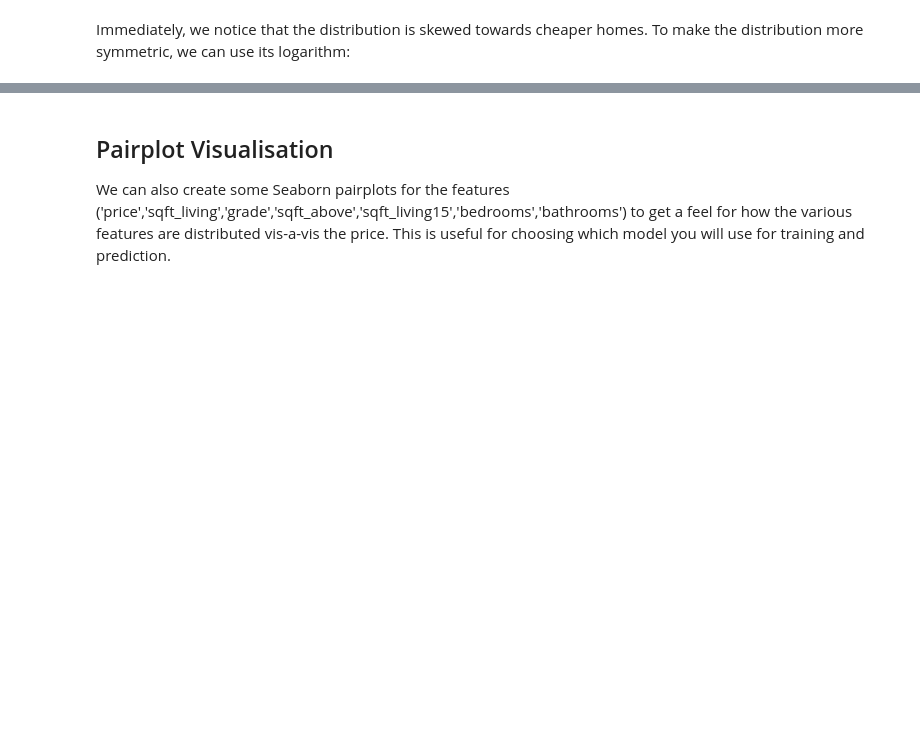
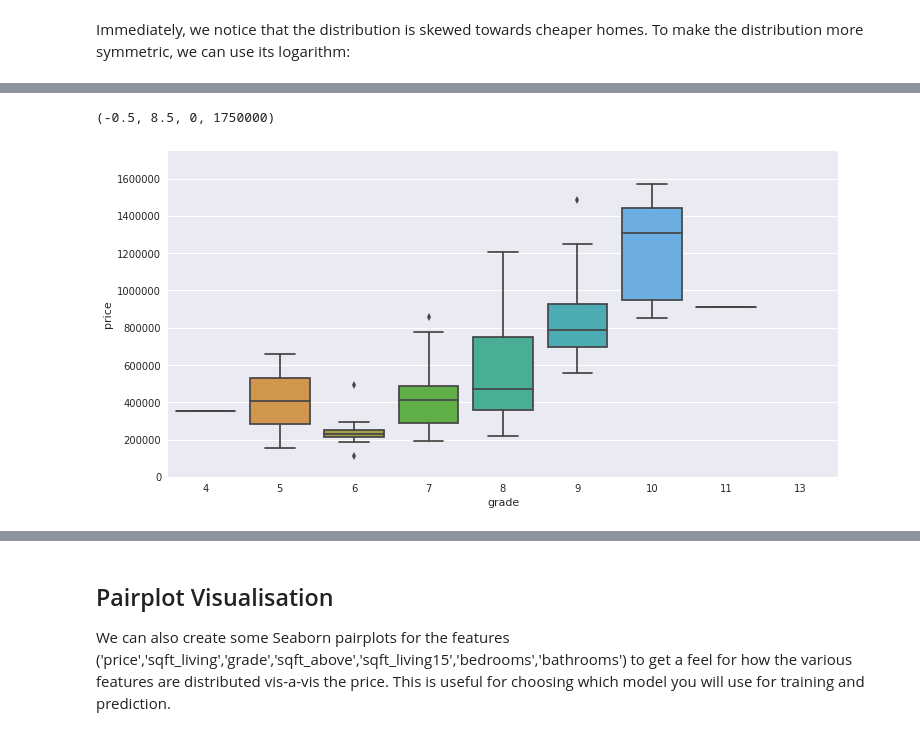
Before and after one commit to mogolola/houseprice_prediction, a Jupyter notebook: starting_kit/README.ipynb, the cells around one changed output, grey strips where cells are left out. Cells and saved outputs as stored; diff of their text form; code cells hidden in the pictures; blank space fills up the shorter version.

```diff
--- a/starting_kit/README.ipynb
+++ b/starting_kit/README.ipynb
@@ -127,0 +135,11 @@ plt.hist(np.log(XY.price), bins = 25)
+# %%
+var = 'grade'
+f, ax = plt.subplots(figsize=(12, 6))
+fig = sns.boxplot(x=var, y='price', data=XY)
+fig.axis(ymin=0, ymax=1750000)var = 'bathrooms'
+f, ax = plt.subplots(figsize=(14, 6))
+fig = sns.boxplot(x=var, y="price", data=XY)
+fig.axis(ymin=0, ymax=3500000);
+# %% [output]
+(-0.5, 8.5, 0, 1750000)
+[figure, added]
```
Also changed, not shown: parts of 8 cells of this notebook.
